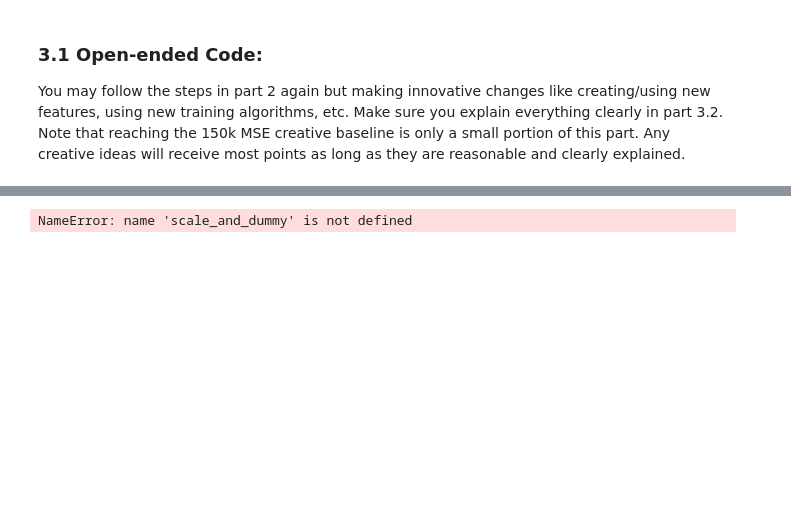
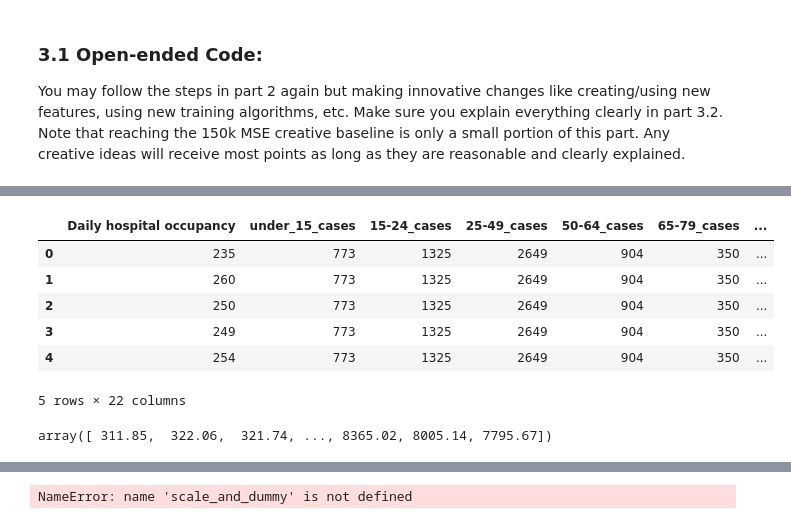
Before and after one commit to syhdd/cs_4780_final, a Jupyter notebook: CS 4780 Final Project Student Template.ipynb, the cells around one changed output, grey strips where cells are left out. Saved outputs shown, nothing was run; the diff lists cells and outputs as text; code cells hidden in the pictures; blank space fills up the shorter version.

```diff
--- a/CS 4780 Final Project Student Template.ipynb
+++ b/CS 4780 Final Project Student Template.ipynb
@@ -285,0 +372,18 @@ You may follow the steps in part 2 again but making innovative changes like crea
+# %%
+categorical_columns = ['country']
+test_dataset = pd.get_dummies(test_dataset, columns=categorical_columns, drop_first=True)
+test_dataset = test_dataset.drop(['date', 'year_week'], axis=1)
+test_dataset.head(5)
+# %% [output]
+|  | Daily hospital occupancy | under_15_cases | 15-24_cases | 25-49_cases | 50-64_cases | 65-79_cases | ... |
+| 0 | 235 | 773 | 1325 | 2649 | 904 | 350 | ... |
+| 1 | 260 | 773 | 1325 | 2649 | 904 | 350 | ... |
+| 2 | 250 | 773 | 1325 | 2649 | 904 | 350 | ... |
+| 3 | 249 | 773 | 1325 | 2649 | 904 | 350 | ... |
+| 4 | 254 | 773 | 1325 | 2649 | 904 | 350 | ... |
+5 rows × 22 columns
+# %%
+y_pred = reg.predict(test_dataset)
+y_pred
+# %% [output]
+array([ 311.85,  322.06,  321.74, ..., 8365.02, 8005.14, 7795.67])
```
Also changed, not shown: parts of 16 cells of this notebook.
